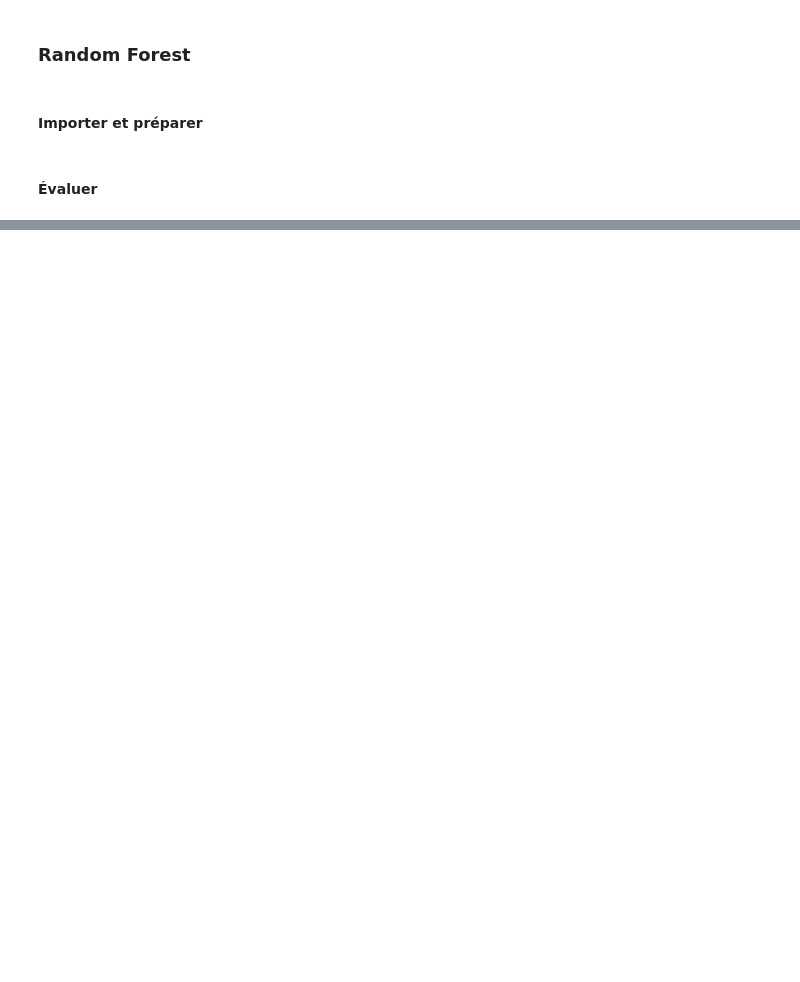
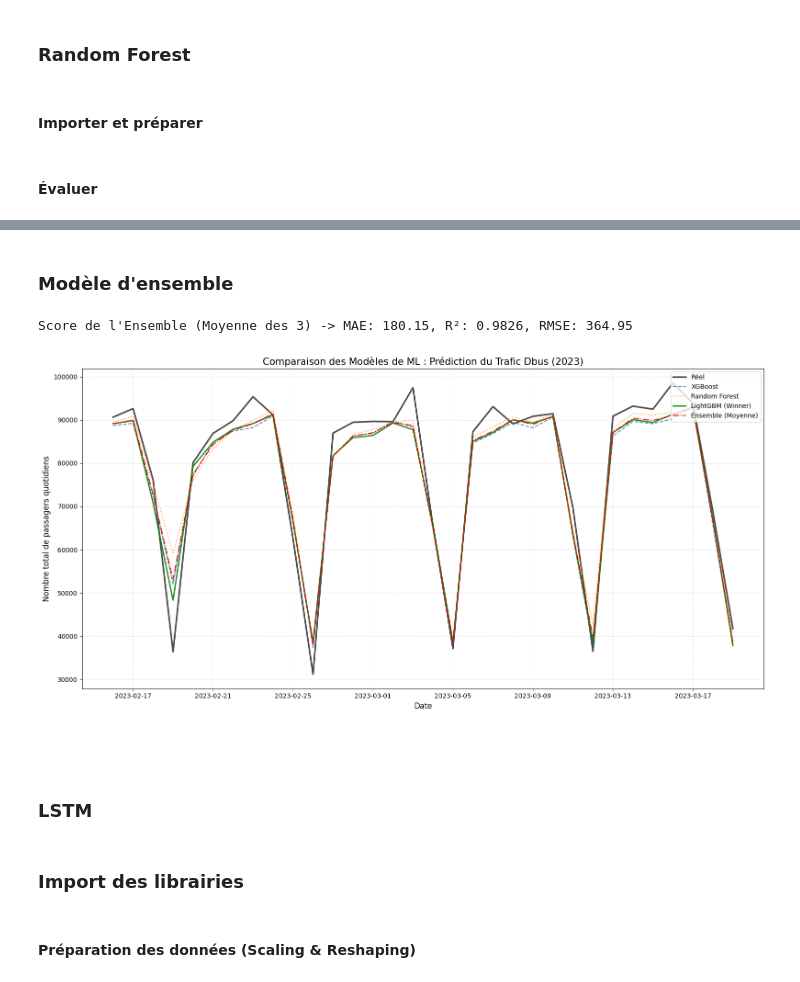
Before and after one commit to AudeAymone/PassengersNumberPrediction, a Jupyter notebook: Refonte_Projet_Team4.ipynb, the cells around one changed output, grey strips where cells are left out. Cells and saved outputs as stored; diff of their text form; code cells hidden in the pictures; blank space fills up the shorter version.

```diff
--- a/Refonte_Projet_Team4.ipynb
+++ b/Refonte_Projet_Team4.ipynb
@@ -902,18 +985,2 @@ rf_model.fit(X_train, y_train)
 # %% [markdown]
 #### Évaluer
-# %%
-# Prédictions
-y_pred_train = rf_model.predict(X_train)
-y_pred_test = rf_model.predict(X_test)
-
-# Metrics
-mae_train = mean_absolute_error(y_train, y_pred_train)
-rmse_train = np.sqrt(mean_squared_error(y_train, y_pred_train))
-r2_train = r2_score(y_train, y_pred_train)
-
-mae_test = mean_absolute_error(y_test, y_pred_test)
-rmse_test = np.sqrt(mean_squared_error(y_test, y_pred_test))
-r2_test = r2_score(y_test, y_pred_test)
-
-print(f"Train -> MAE: {mae_train:.2f}, RMSE: {rmse_train:.2f}, R²: {r2_train:.4f}")
-print(f"Test  -> MAE: {mae_test:.2f}, RMSE: {rmse_test:.2f}, R²: {r2_test:.4f}")
@@ -970,0 +1102,58 @@ Add code to the selected cell to explicitly check for null values in the `passen
+# %% [markdown]
+### Modèle d'ensemble
+# %%
+# Moyenne pondérée ou simple
+y_pred_final = (y_pred_test + y_pred_rf + y_pred_lgb) / 3
+
+mae_final = mean_absolute_error(y_test, y_pred_final)
+r2_final = r2_score(y_test, y_pred_final)
+rmse = np.sqrt(mean_squared_error(y_test, y_pred_final))
+
+print(f"Score de l'Ensemble (Moyenne des 3) -> MAE: {mae_final:.2f}, R²: {r2_final:.4f}, RMSE: {rmse:.2f}")
+# %% [output]
+Score de l'Ensemble (Moyenne des 3) -> MAE: 180.15, R²: 0.9826, RMSE: 364.95
+# %%
+# 1. Création du DataFrame de comparaison complet
+comparaison_finale = pd.DataFrame({
+    'Date': df_test['dateTime'].values,
+    'Réel': y_test.values,
+    'XGBoost': y_pred_test,
+    'Random_Forest': y_pred_rf,
+    'LightGBM': y_pred_lgb,
+    'Ensemble': (y_pred_test + y_pred_rf + y_pred_lgb) / 3
+})
+
+# 2. Agrégation par jour pour la clarté visuelle
+daily_all = comparaison_finale.groupby('Date').sum()
+
+# 3. Visualisation
+plt.figure(figsize=(16, 8))
+
+# Courbe réelle (Référence)
+plt.plot(daily_all.index, daily_all['Réel'], label='Réel', color='black', linewidth=2.5, alpha=0.7)
+
+# Tes 3 modèles
+plt.plot(daily_all.index, daily_all['XGBoost'], label='XGBoost', linestyle='--', alpha=0.8)
+plt.plot(daily_all.index, daily_all['Random_Forest'], label='Random Forest', linestyle=':', alpha=0.8)
+plt.plot(daily_all.index, daily_all['LightGBM'], label='LightGBM (Winner)', color='green', linewidth=2, alpha=0.9)
+
+# L'Ensemble (Moyenne)
+plt.plot(daily_all.index, daily_all['Ensemble'], label='Ensemble (Moyenne)', color='red', linestyle='-.', linewidth=1.5)
+
+# Mise en forme Master 2
+plt.title("Comparaison des Modèles de ML : Prédiction du Trafic Dbus (2023)", fontsize=15)
+plt.ylabel("Nombre total de passagers quotidiens", fontsize=12)
+plt.xlabel("Date", fontsize=12)
+plt.legend(loc='upper right', frameon=True, fontsize=10)
+plt.grid(True, which='both', linestyle='--', alpha=0.4)
+
+plt.tight_layout()
+plt.show()
+# %% [output]
+[figure, added]
+# %% [markdown]
+###
+# %% [markdown]
+### LSTM
+# %% [markdown]
+### Import des librairies
@@ -970,0 +1166,2 @@ Add code to the selected cell to explicitly check for null values in the `passen
+# %% [markdown]
+#### Préparation des données (Scaling & Reshaping)
```
Also changed, not shown: parts of 62 cells of this notebook.
